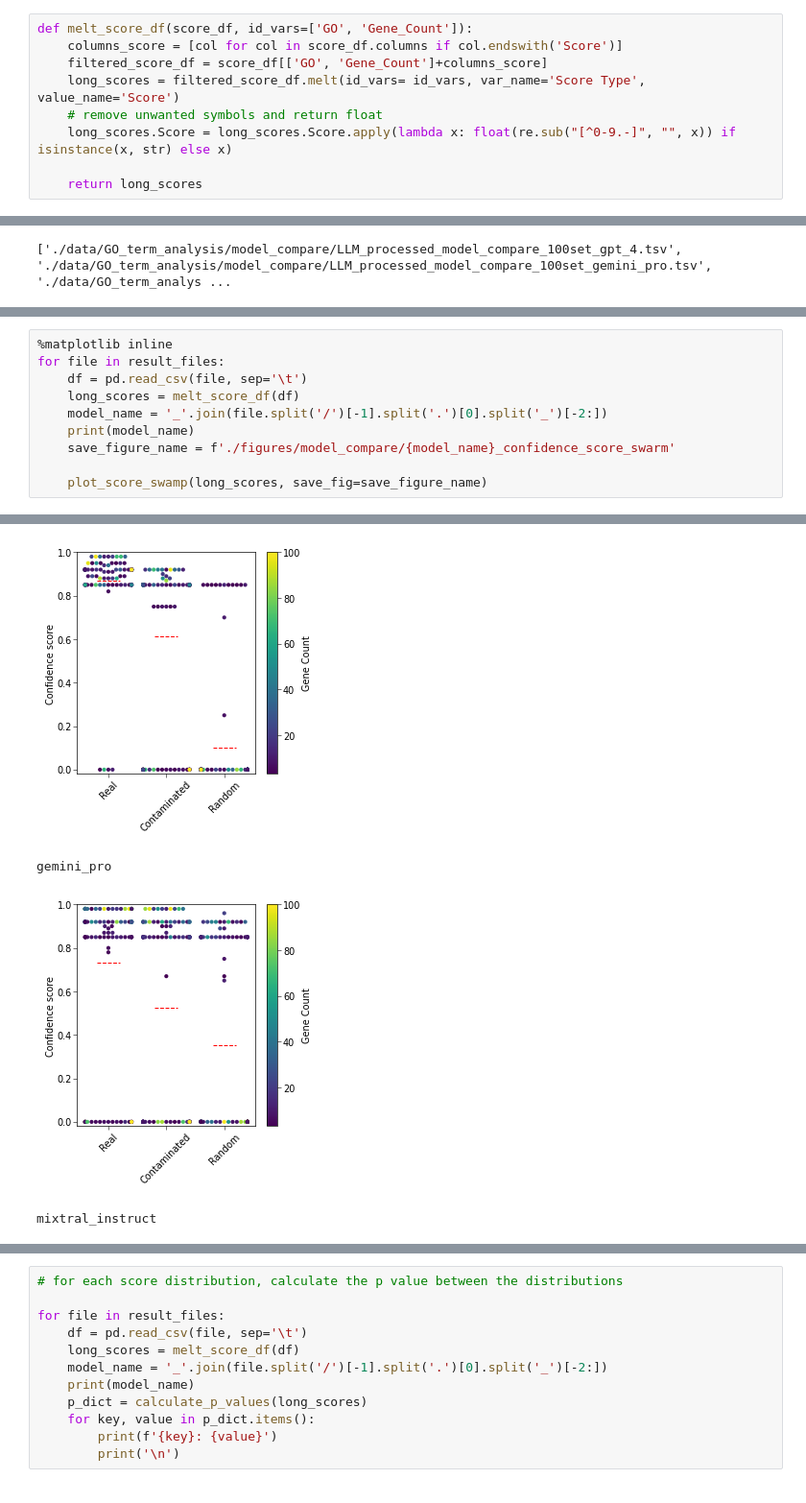
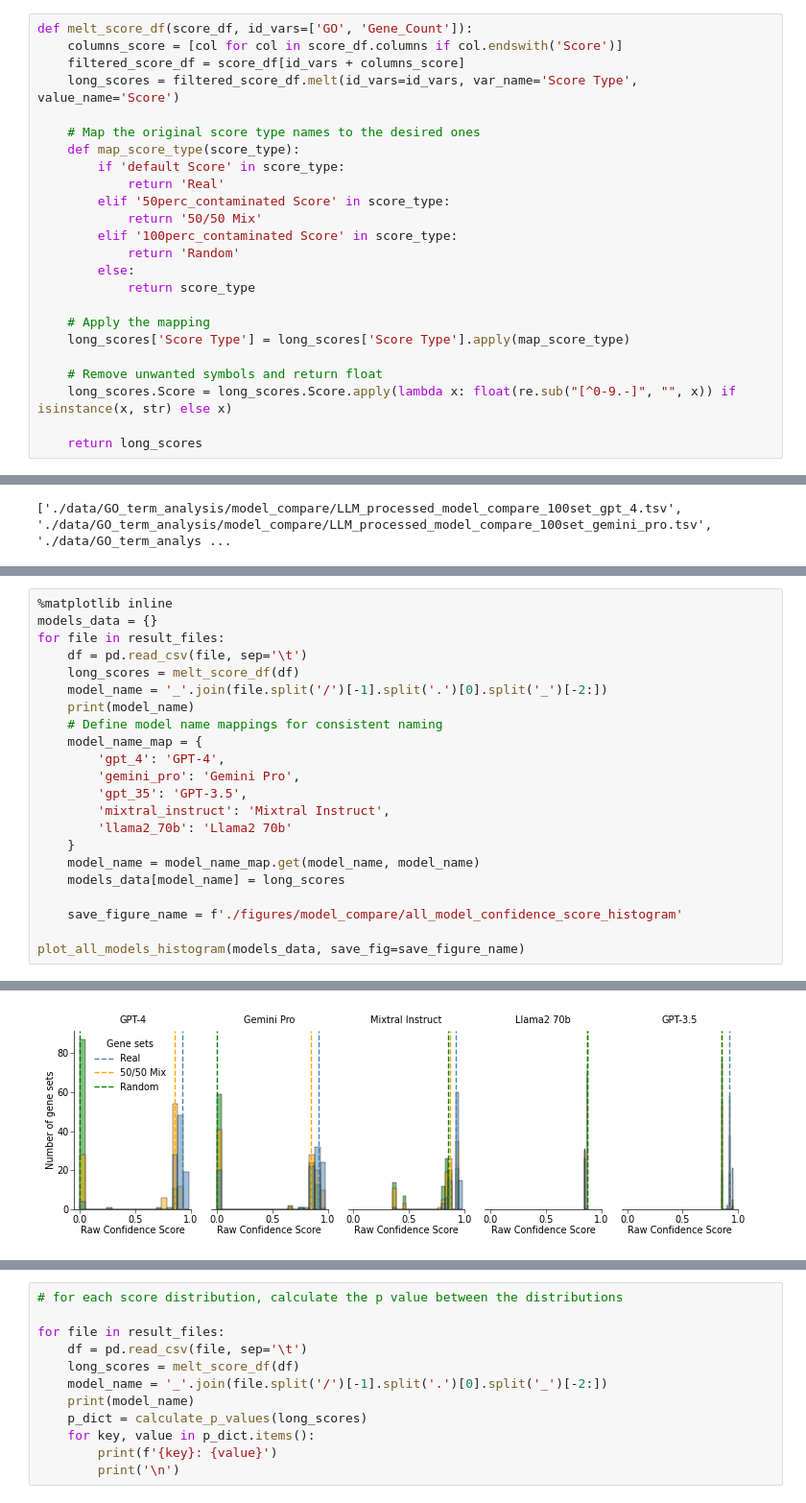
Before and after one commit to idekerlab/llm_evaluation_for_gene_set_interpretation, a Jupyter notebook: 3B-2.[model compare]Check_confidence_scoring_metrics.ipynb, the cells around one changed output, grey strips where cells are left out. Shown at 96% size. Saved outputs shown, nothing was run; the diff lists cells and outputs as text.

```diff
--- a/3B-2.[model compare]Check_confidence_scoring_metrics.ipynb
+++ b/3B-2.[model compare]Check_confidence_scoring_metrics.ipynb
@@ -40,9 +40,24 @@ plt.figsize = (2,2)
 # %%
 def melt_score_df(score_df, id_vars=['GO', 'Gene_Count']):
     columns_score = [col for col in score_df.columns if col.endswith('Score')]
-    filtered_score_df = score_df[['GO', 'Gene_Count']+columns_score]
-    long_scores = filtered_score_df.melt(id_vars= id_vars, var_name='Score Type', value_name='Score')
-    # remove unwanted symbols and return float
+    filtered_score_df = score_df[id_vars + columns_score]
+    long_scores = filtered_score_df.melt(id_vars=id_vars, var_name='Score Type', value_name='Score')
+
+    # Map the original score type names to the desired ones
+    def map_score_type(score_type):
+        if 'default Score' in score_type:
+            return 'Real'
+        elif '50perc_contaminated Score' in score_type:
+            return '50/50 Mix'
+        elif '100perc_contaminated Score' in score_type:
+            return 'Random'
+        else:
+            return score_type
+
+    # Apply the mapping
+    long_scores['Score Type'] = long_scores['Score Type'].apply(map_score_type)
+
+    # Remove unwanted symbols and return float
     long_scores.Score = long_scores.Score.apply(lambda x: float(re.sub("[^0-9.-]", "", x)) if isinstance(x, str) else x)
 
     return long_scores
@@ -212,12 +191,24 @@ print(result_files)
 # %%
 %matplotlib inline
+models_data = {}
 for file in result_files:
     df = pd.read_csv(file, sep='\t')
     long_scores = melt_score_df(df)
     model_name = '_'.join(file.split('/')[-1].split('.')[0].split('_')[-2:])
     print(model_name)
-    save_figure_name = f'./figures/model_compare/{model_name}_confidence_score_swarm'
+    # Define model name mappings for consistent naming
+    model_name_map = {
+        'gpt_4': 'GPT-4',
+        'gemini_pro': 'Gemini Pro',
+        'gpt_35': 'GPT-3.5',
+        'mixtral_instruct': 'Mixtral Instruct',
+        'llama2_70b': 'Llama2 70b'
+    }
+    model_name = model_name_map.get(model_name, model_name)
+    models_data[model_name] = long_scores
 
-    plot_score_swamp(long_scores, save_fig=save_figure_name)
+    save_figure_name = f'./figures/model_compare/all_model_confidence_score_histogram'
+
+plot_all_models_histogram(models_data, save_fig=save_figure_name)
 # %% [output]
 gpt_4
@@ -224,4 +231 @@ gpt_4
-[figure, old version]
+[figure, new version]
-gemini_pro
-[figure, removed]
-mixtral_instruct
```
Also changed, not shown: parts of 3 cells of this notebook, 8 other files.
